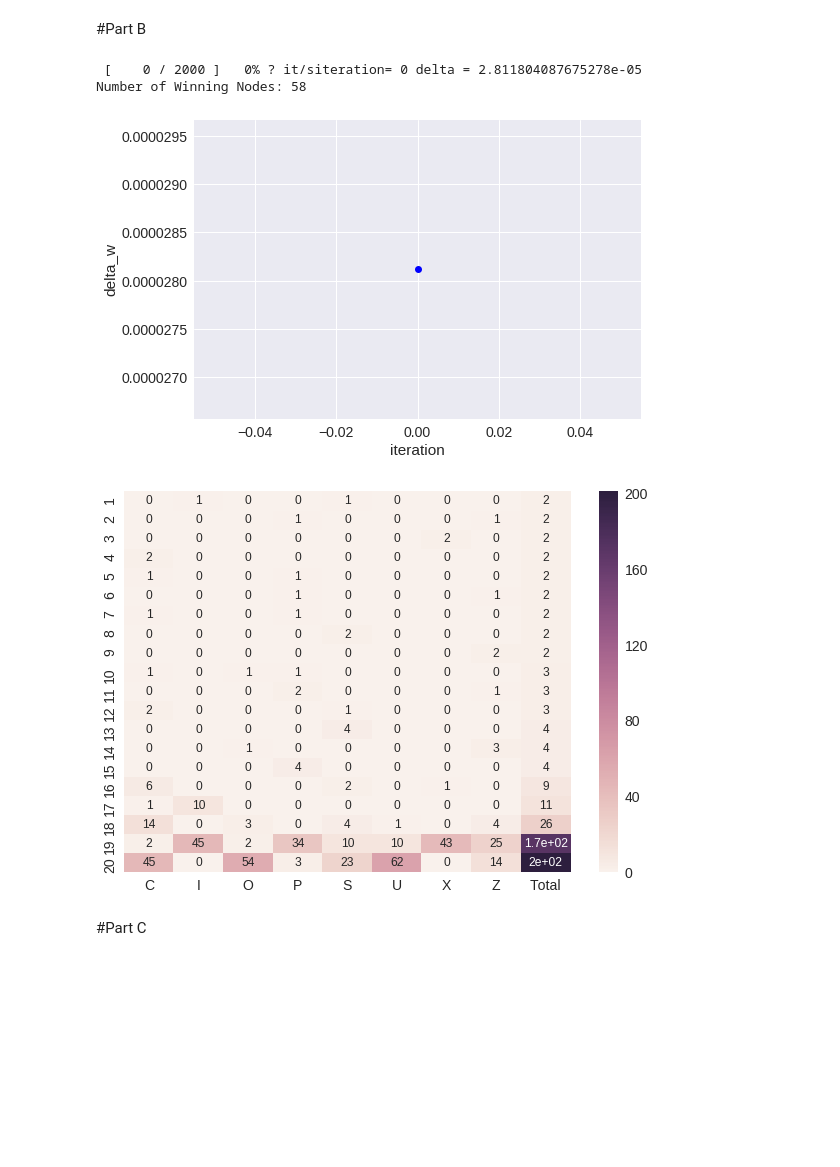
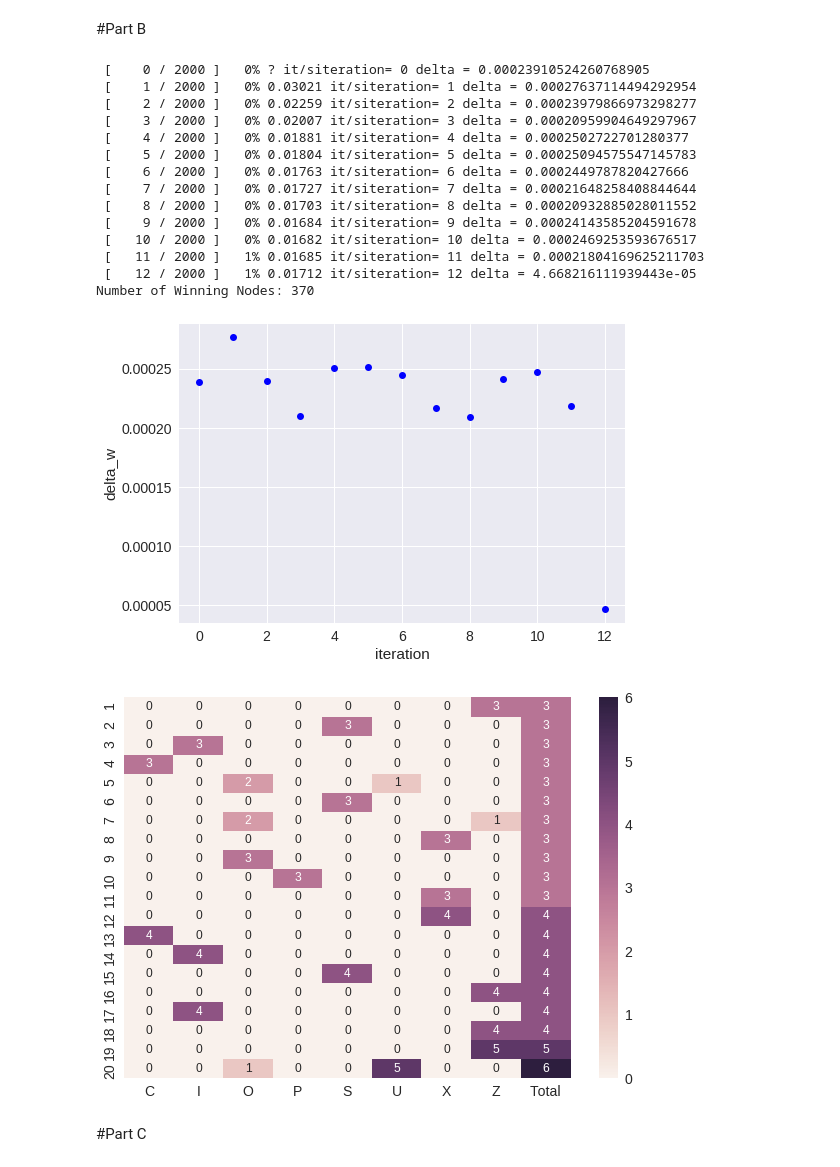
Before and after one commit to puraminy/mini_proj3, a Jupyter notebook: SOM.ipynb, the cells around one changed output. Cells and saved outputs as stored; diff of their text form; code cells hidden in the pictures; blank space fills up the shorter version.

```diff
--- a/SOM.ipynb
+++ b/SOM.ipynb
@@ -55,7 +53,7 @@ Resolving deltas: 100% (65/65), done.
 ##Constant Parameters
 # %%
 features = 28*28
-learningrate = 0.9
+learningrate = 1
 # ini_weights (1) PCA
 #som0 = MiniSom(x=25, y=25, input_len=features)  # initialization of 25x25 SOM
 #som0.pca_weights_init(alphabet)
@@ -70,7 +68,10 @@ learningrate = 0.9
 #ini_weights = np.reshape(weights, [x, y, features])
 
 # ini_weights (4) Random
-ini_weights = np.random.random([x,y,features])
+#ini_weights = np.random.random([x,y,features])
+som0 = MiniSom(x=25, y=25, input_len=features)  # initialization of 25x25 SOM
+som0.random_weights_init(alphabet)
+ini_weights = som0._weights.copy()
 
 # ini_weights (5) Zeros
 #ini_weights = np.zeros([x,y,features])
@@ -191,8 +195,8 @@ radius = 1
 
 #neighborhood='mexican_hat'
 #neighborhood='bubble'
-#neighborhood='gaussian'
-neighborhood='triangle'
+neighborhood='gaussian'
+#neighborhood='triangle'
 
 somB = MiniSom(x=x, y=y, input_len=features, sigma=radius, learning_rate=learningrate, neighborhood_function=neighborhood)
 somB._weights = ini_weights
@@ -240,37 +244,49 @@ if len(mappings)>19:
           zeroo = alphabet-selected_nodes[i][j]
           pos = np.where(~zeroo.any(axis=1))[0]
           result_mat[i, label[pos]] = result_mat[i, label[pos]]+1
 
 else:
   selected_nodes = sorted_values
   result_mat =np.zeros([len(mappings),9])
   for i in range(len(mappings)):
       result_mat[i,8] = len(selected_nodes[i])
       for j in range(len(selected_nodes[i])):
           zeroo = alphabet-selected_nodes[i][j]
           pos = np.where(~zeroo.any(axis=1))[0]
           result_mat[i, label[pos]] = result_mat[i, label[pos]]+1
 
 
 
 import seaborn as sn
 import pandas  as pd
 
 df_result = pd.DataFrame(result_mat, range(result_mat.shape[0]), range(9))
 
 aylabels = ['1', '2', '3', '4', '5', '6', '7', '8', '9', '10','11',
             '12', '13', '14', '15', '16', '17', '18', '19', '20']
 axlabels = ['C', 'I', 'O', 'P', 'S', 'U', 'X', 'Z', 'Total']
 
 plt.figure(figsize=(10, 7))
 sn.set(font_scale=1.4)  # for label size
 sn.heatmap(df_result, annot=True, annot_kws={"size": 12}, xticklabels=axlabels, yticklabels=aylabels)  # font size
 plt.show()
 # %% [output]
- [    0 / 2000 ]   0% ? it/siteration= 0 delta = 2.811804087675278e-05
-Number of Winning Nodes: 58
+ [    0 / 2000 ]   0% ? it/siteration= 0 delta = 0.00023910524260768905
+ [    1 / 2000 ]   0% 0.03021 it/siteration= 1 delta = 0.00027637114494292954
+ [    2 / 2000 ]   0% 0.02259 it/siteration= 2 delta = 0.00023979866973298277
+ [    3 / 2000 ]   0% 0.02007 it/siteration= 3 delta = 0.00020959904649297967
+ [    4 / 2000 ]   0% 0.01881 it/siteration= 4 delta = 0.0002502722701280377
+ [    5 / 2000 ]   0% 0.01804 it/siteration= 5 delta = 0.00025094575547145783
+ [    6 / 2000 ]   0% 0.01763 it/siteration= 6 delta = 0.0002449787820427666
+ [    7 / 2000 ]   0% 0.01727 it/siteration= 7 delta = 0.00021648258408844644
+ [    8 / 2000 ]   0% 0.01703 it/siteration= 8 delta = 0.00020932885028011552
+ [    9 / 2000 ]   0% 0.01684 it/siteration= 9 delta = 0.00024143585204591678
+ [   10 / 2000 ]   0% 0.01682 it/siteration= 10 delta = 0.0002469253593676517
+ [   11 / 2000 ]   1% 0.01685 it/siteration= 11 delta = 0.00021804169625211703
+ [   12 / 2000 ]   1% 0.01712 it/siteration= 12 delta = 4.668216111939443e-05
+Number of Winning Nodes: 370
-[figure, old version]
+[figure, new version]
-[figure, old version]
+[figure, new version]
 # %% [markdown]
 #Part C
 # %%
```
Also changed, not shown: parts of 5 cells of this notebook.
